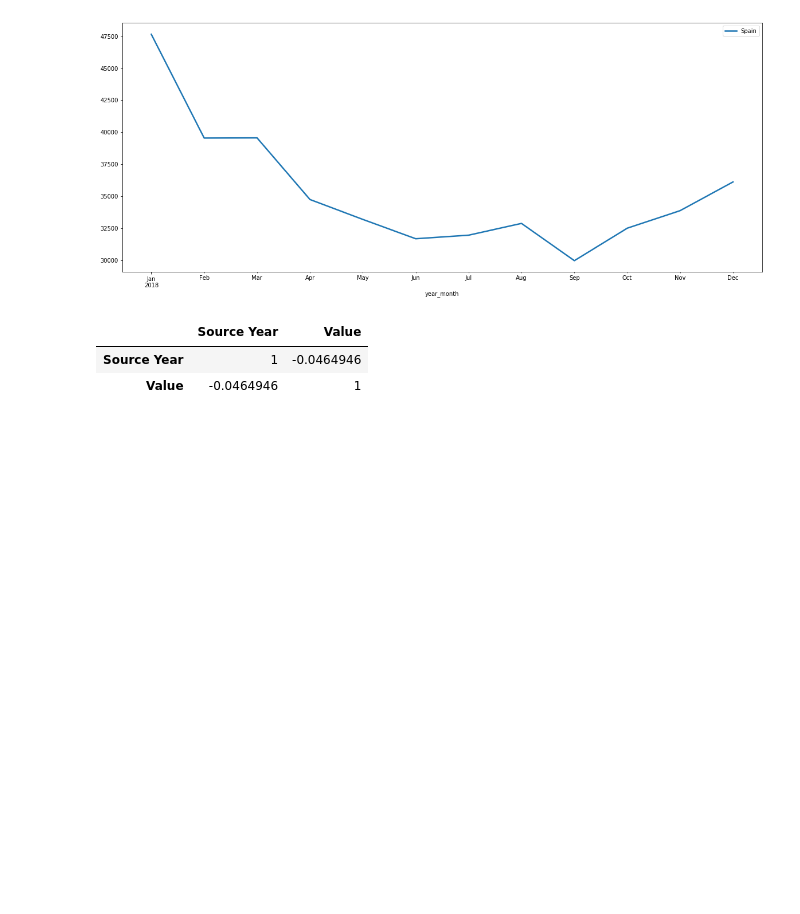
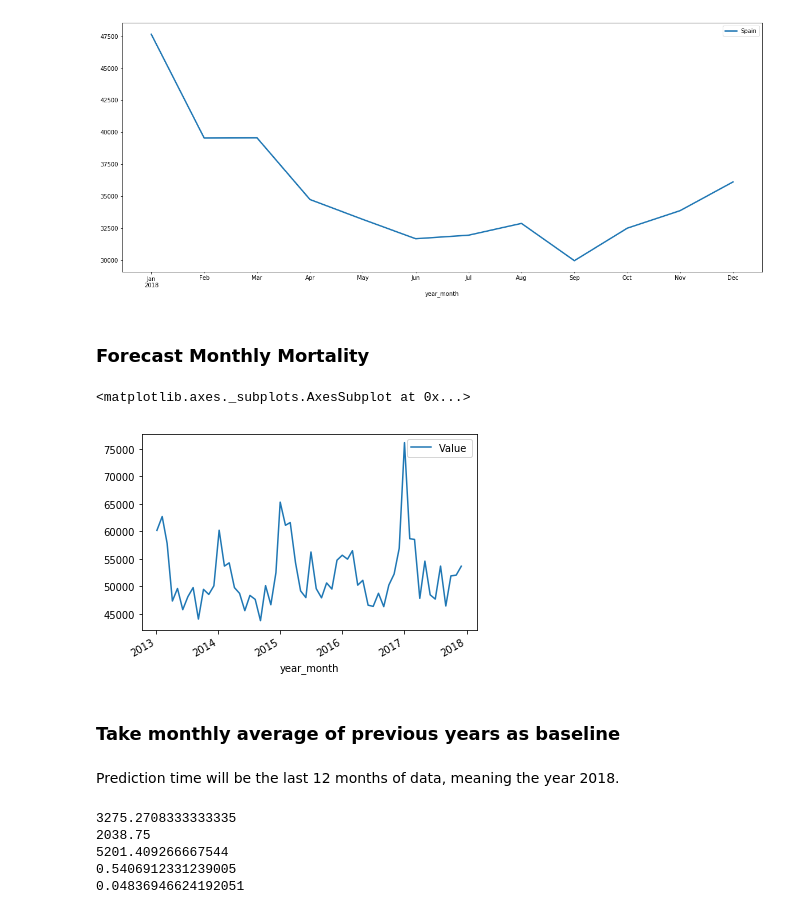
Before and after one commit to janrth/covid19_mortality, a Jupyter notebook: cvd19_mortality.ipynb, the cells around one changed output. Saved outputs shown, nothing was run; the diff lists cells and outputs as text; code cells hidden in the pictures; blank space fills up the shorter version.

```diff
--- a/cvd19_mortality.ipynb
+++ b/cvd19_mortality.ipynb
@@ -181,11 +158,5 @@ for i,v in enumerate(country_list3):
 [figure]
 [figure]
 [figure]
-# %%
-#Get correlation between countries
-corr =  df.corr()
-corr.style.background_gradient(cmap='coolwarm')
-# %% [output]
-|  | Source Year | Value |
-| Source Year | 1 | -0.0464946 |
-| Value | -0.0464946 | 1 |
+# %% [markdown]
+### Forecast Monthly Mortality
@@ -191,0 +169,23 @@ corr.style.background_gradient(cmap='coolwarm')
+# %%
+bigger = '2015-01-01'
+smaller = '2017-12-01'
+
+#There is no data for 2015, so I will cut out 2015 and add 365 days to 2013 and 2014 so we do not see a break in the time-series
+#series = df[(df.Country == 'Italy') & (df.year_month >= bigger) & (df.year_month <= smaller)][['year_month', 'Value']]
+series_a = df[(df.Country == 'Italy') & (df.year_month <= '2014-12-01')][['year_month', 'Value']]
+series_a['year_month'] = series_a['year_month'] + datetime.timedelta(7 * 53)
+series_b = df[(df.Country == 'Italy') & (df.year_month >= '2015-01-01')][['year_month', 'Value']]
+series = pd.concat([series_a, series_b])
+#series = df[(df.Country == 'Italy')][['year_month', 'Value']]
+series = series.sort_values('year_month')
+series.index = pd.DatetimeIndex(series.year_month)
+
+series_time = pd.DataFrame(series.Value)
+series_time.plot()
+# %% [output]
+<matplotlib.axes._subplots.AxesSubplot at 0x...>
+[figure, added]
+# %% [markdown]
+### Take monthly average of previous years as baseline
+# %% [markdown]
+Prediction time will be the last 12 months of data, meaning the year 2018.
@@ -191,0 +204,18 @@ corr.style.background_gradient(cmap='coolwarm')
+# %%
+mean_ae = metrics.mean_absolute_error(monthly_mortality_test, monthly_mortality_train)
+median_ae = metrics.median_absolute_error(monthly_mortality_test, monthly_mortality_train)
+sqrt_mse = np.sqrt(metrics.mean_squared_error(monthly_mortality_test, monthly_mortality_train))
+r2 = metrics.r2_score(monthly_mortality_test, monthly_mortality_train)
+delta =  sum(monthly_mortality_test) / sum(monthly_mortality_train) - 1
+
+print(mean_ae)
+print(median_ae)
+print(sqrt_mse)
+print(r2)
+print(delta)
+# %% [output]
+3275.2708333333335
+2038.75
+5201.409266667544
+0.5406912331239005
+0.04836946624192051
```
Also changed, not shown: parts of 18 cells of this notebook.
